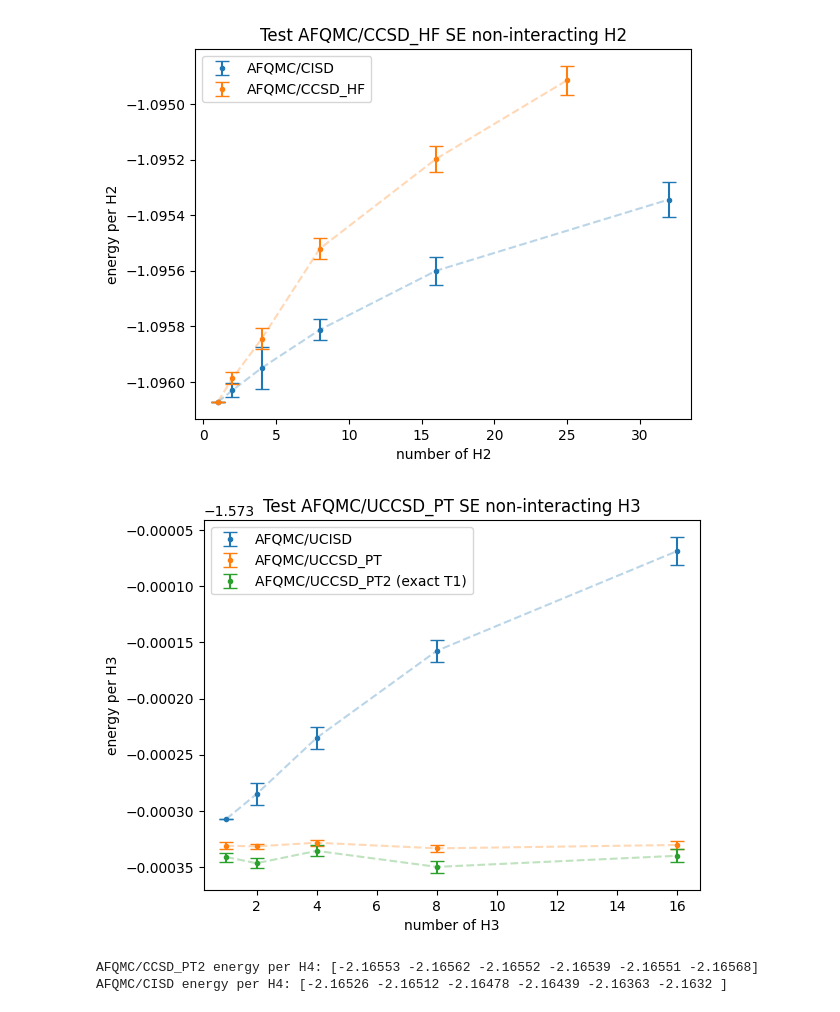
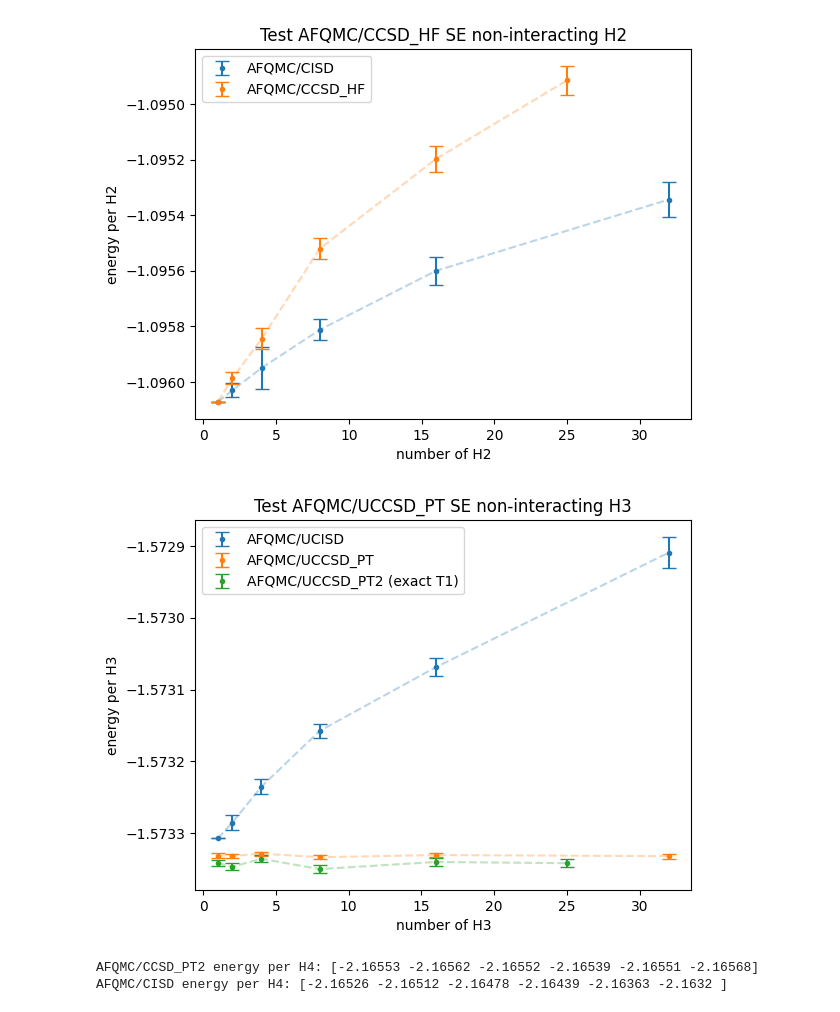
Before and after one commit to zh-yichi/cs_afqmc, a Jupyter notebook: ad_afqmc/ccsd_pt/ccsd_pt_data.ipynb, the cells around one changed output. Cells and saved outputs as stored; diff of their text form; code cells hidden in the pictures.

```diff
--- a/ad_afqmc/ccsd_pt/ccsd_pt_data.ipynb
+++ b/ad_afqmc/ccsd_pt/ccsd_pt_data.ipynb
@@ -96,39 +96,42 @@ data1 = '''
 4  AFQMC energy: -6.29294 +/- 0.00004
 8  AFQMC energy: -12.58526 +/- 0.00008
 16 AFQMC energy: -25.1691 +/- 0.0002
+32 AFQMC energy: -50.3331 +/- 0.0007
 '''
 # afqmc/uccsd_pt
 data2 = '''
 1  AFQMC/CCSD_PT energy: -1.573331 +/- 0.000003
 2  AFQMC/CCSD_PT energy: -3.146663 +/- 0.000005
 4  AFQMC/CCSD_PT energy: -6.293313 +/- 0.000011
 8  AFQMC/CCSD_PT energy: -12.586666 +/- 0.000025
 16 AFQMC/CCSD_PT energy: -25.173284 +/- 0.000053
+32 AFQMC/CCSD_PT energy: -50.346618 +/- 0.000104
 '''
 # afqmc/uccsd_pt2 (exact T1)
 data3 = '''
 1  AFQMC/CCSD_PT energy: -1.573341 +/- 0.000004
 2  AFQMC/CCSD_PT energy: -3.146693 +/- 0.000009
 4  AFQMC/CCSD_PT energy: -6.293342 +/- 0.000020
 8  AFQMC/CCSD_PT energy: -12.586798 +/- 0.000043
 16 AFQMC/CCSD_PT energy: -25.173438 +/- 0.000093
+25 AFQMC/CCSD_PT energy: -39.333539 +/- 0.000139
 '''
 n1,e_per1,err_per1 = get_data(data1)
 n2,e_per2,err_per2 = get_data(data2)
 n3,e_per3,err_per3 = get_data(data3)
 plt.errorbar(n1,e_per1,yerr=err_per1,fmt='.',capsize=5,label='AFQMC/UCISD')
 plt.plot(n1,e_per1, '--', color='C0', alpha=0.3)
 plt.errorbar(n2,e_per2,yerr=err_per2,fmt='.',capsize=5,label='AFQMC/UCCSD_PT')
 plt.plot(n2,e_per2, '--', color='C1', alpha=0.3)
 plt.errorbar(n3,e_per3,yerr=err_per3,fmt='.',capsize=5,label='AFQMC/UCCSD_PT2 (exact T1)')
 plt.plot(n3,e_per3, '--', color='C2', alpha=0.3)
 plt.xlabel('number of H3')
 plt.ylabel('energy per H3')
 plt.title('Test AFQMC/UCCSD_PT SE non-interacting H3')
 plt.legend()
 plt.show()
 # %% [output]
-[figure, old version]
+[figure, new version]
 # %%
 # H4 exact T1*5
 # 1  AFQMC/CCSD_PT energy: -2.165526 +/- 0.000066
```
Also changed, not shown: 10 other files.
